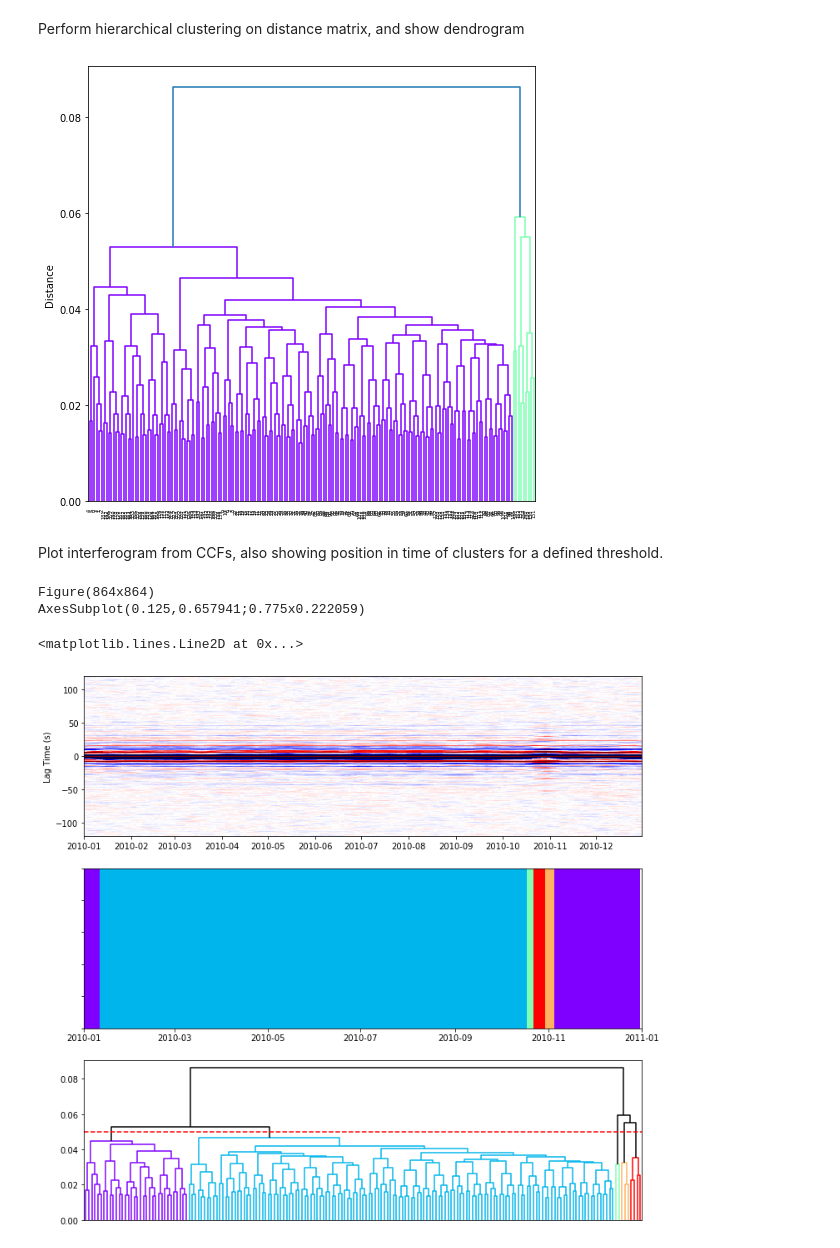
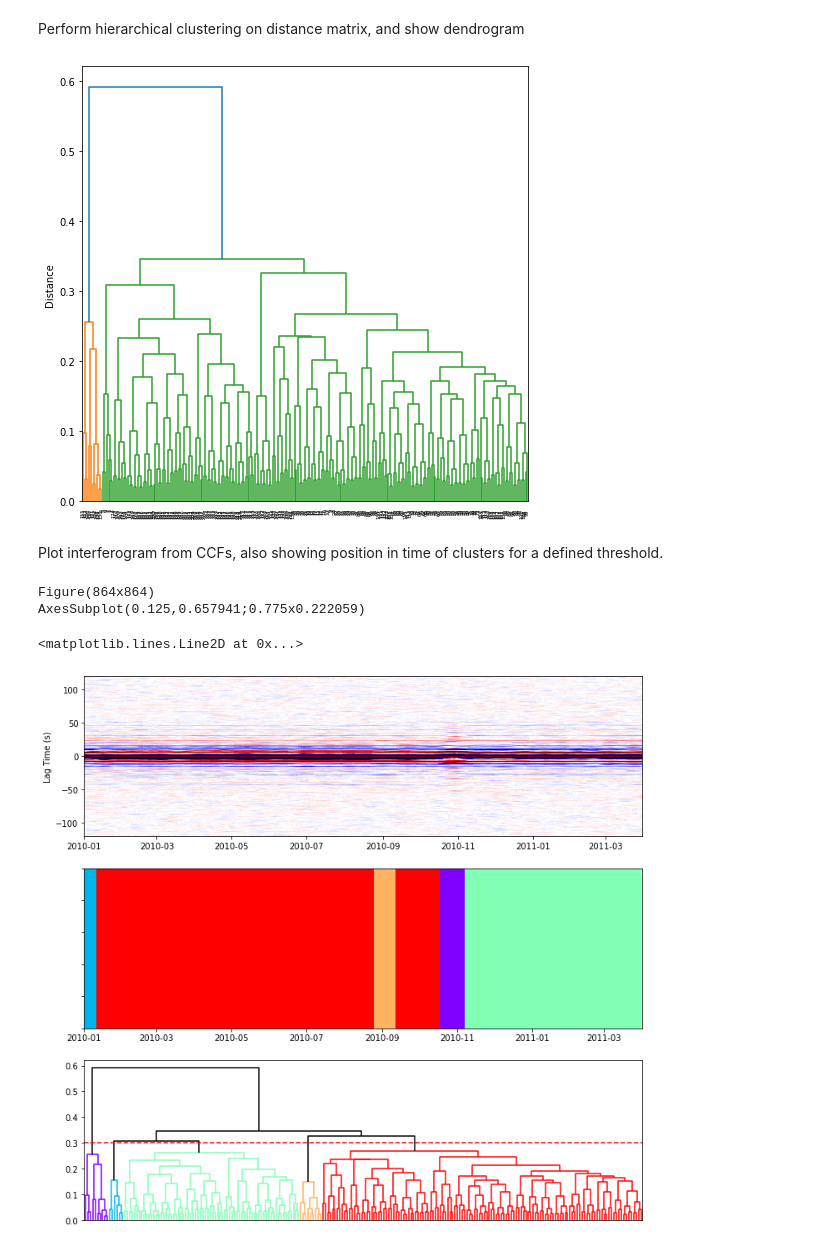
Before and after one commit to asyates/hclusterCCFs, a Jupyter notebook: clusterCCFs_msnoise.ipynb, the cells around one changed output. Saved outputs shown, nothing was run; the diff lists cells and outputs as text; code cells hidden in the pictures.

```diff
--- a/clusterCCFs_msnoise.ipynb
+++ b/clusterCCFs_msnoise.ipynb
@@ -13,0 +14,9 @@ Get cross-correlation functions from MSNoise
+# %%
+msnoisedir = '/home/yatesal/msnoise/piton04' #set msnoise directory
+filterid=2 #set filter id
+mov_stack=10 #set stack size
+pair = 'YA.UV05.00:YA.UV12.00' #define station pair
+startdate = '2010-01-01'
+enddate = '2011-04-01'
+comp='ZZ' #component to cluster
+step = 2 #gap in days between CCFs to cluster
@@ -14,13 +25,4 @@ Get cross-correlation functions from MSNoise
 # %%
-msnoisedir = '/home/yatesal/msnoise/piton04'
-filterid=2
-mov_stack=10
-pair = 'YA.UV05.00:YA.UV12.00'
-startdate = '2010-01-01'
-enddate = '2011-01-01'
-comp='ZZ'
-step = 2 #gap in days between CCFs to cluster
-
 os.chdir(msnoisedir)
 db = connect()
 params = get_params(db)
@@ -53,12 +59,17 @@ Compute distance matrix from ccfs. Distance method 'ccstretch' will stretch all
 # %%
-distmethod = 'euclid' #euclid, cc, ccstretch
+distmethod = 'cc' #euclid, cc, ccstretch
+
+#for distmethod='ccstretch'
+dvv_max=0.01 #0.01 = 1%
+dvv_step=0.0001
+dvvparams = [dvv_max, dvv_step]
 
 minlagwin = 20 #minimum lag
 maxlagwin = 50 #maximum lag
 sides = 'both' #B (both, default), P (positive), N (negative)
 norm=False #normalize CCFs
 
-D = get_DMatrix(ccfs, params, distmethod, minlagwin, maxlagwin, norm=norm)
+D = get_DMatrix(ccfs, params, distmethod, minlagwin, maxlagwin, norm=norm, dvvparams=dvvparams)
 # %% [markdown]
 Perform hierarchical clustering on distance matrix, and show dendrogram
 # %%
@@ -70,41 +81,43 @@ ax.set_ylabel('Distance')
 H = hierarchy.linkage(squareform(D), method=linkagemethod)
 dn = hierarchy.dendrogram(H, ax=ax)
 # %% [output]
-[figure, old version]
+[figure, new version]
 # %% [markdown]
 Plot interferogram from CCFs, also showing position in time of clusters for a defined threshold.
 # %%
 #set static threshold to show location of clusters in time
-threshold = 0.05
+threshold = 0.3
+
+# Plot interferogram, dendrogram and cluster positions
 
 fig, ax = plt.subplots(3,1, figsize=(12,12))
 
 plot_interferogram(ccfs, params, days, fig=fig, ax=ax[0], maxlag=60)
 
 #get labels corresponding to distance threshold
 labels = hierarchy.fcluster(H, threshold, criterion='distance')
 num_fam = np.max(labels) #no. clusters
 cmap = plt.get_cmap('rainbow')
 color_range = cmap(np.linspace(0.0, 1.0, int(num_fam)))
 
 #plot cluster labels
 for d in range(len(days)):
     if d == 0:
         continue
     else:
         diff = (days[d]-days[d-1])/np.timedelta64(1,'D')
         if int(diff) == step:
             ax[1].axvspan(days[d-1], days[d], color=color_range[labels[d]-1], alpha=1.0, lw=0)
 
 ax[1].set_yticklabels([])
 ax[1].set_xlim(np.datetime64(startdate), np.datetime64(enddate))
 
 #plot dendrogram
 hierarchy.set_link_color_palette([cm.colors.rgb2hex(rgb) for rgb in color_range])
 dn = hierarchy.dendrogram(H, color_threshold=threshold, above_threshold_color='black', no_labels=True, ax=ax[2])
 ax[2].axhline(y=threshold, color='red', linestyle='dashed')
 # %% [output]
 Figure(864x864)
 AxesSubplot(0.125,0.657941;0.775x0.222059)
 <matplotlib.lines.Line2D at 0x...>
-[figure, old version]
+[figure, new version]
```
Also changed, not shown: parts of 5 cells of this notebook, 1 other file.
